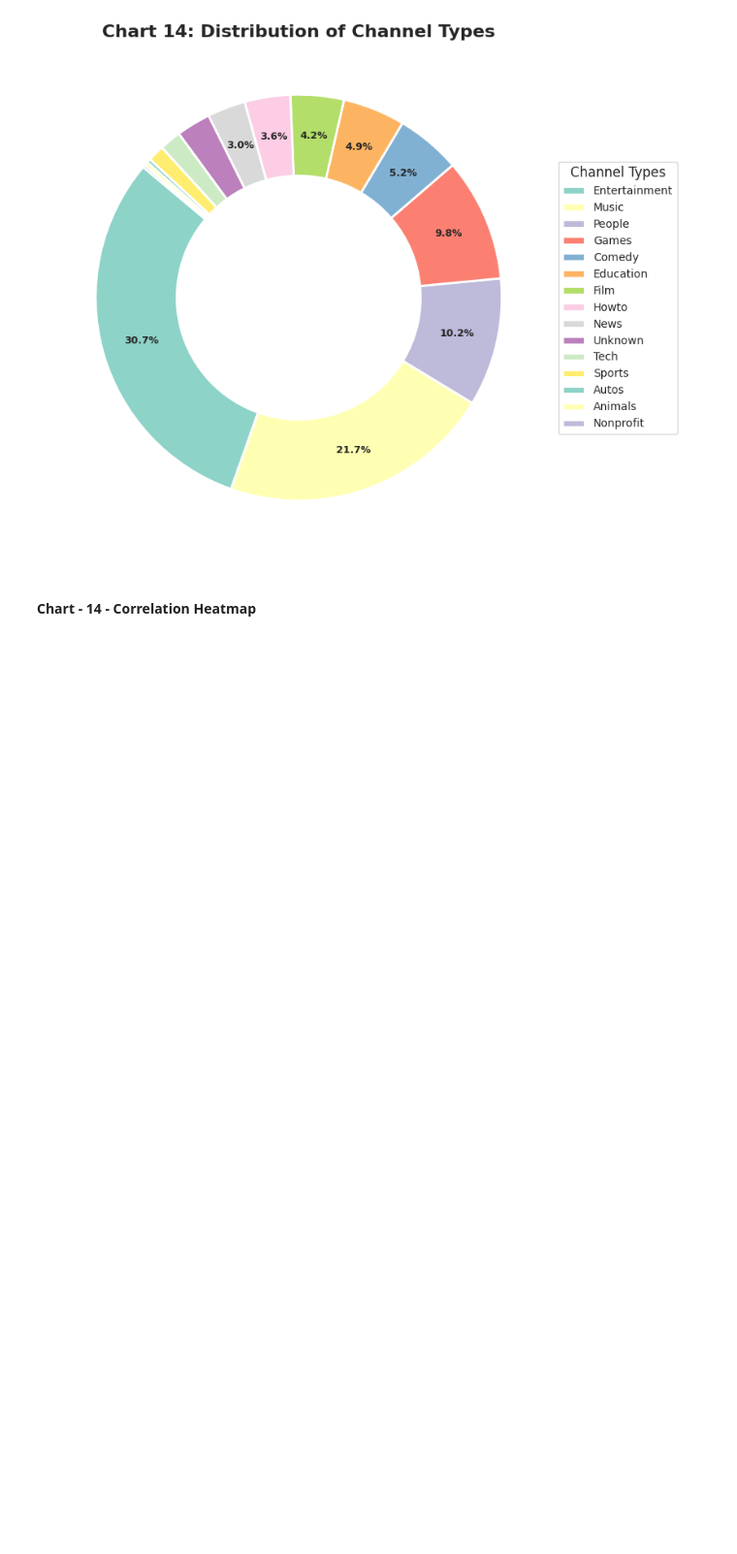
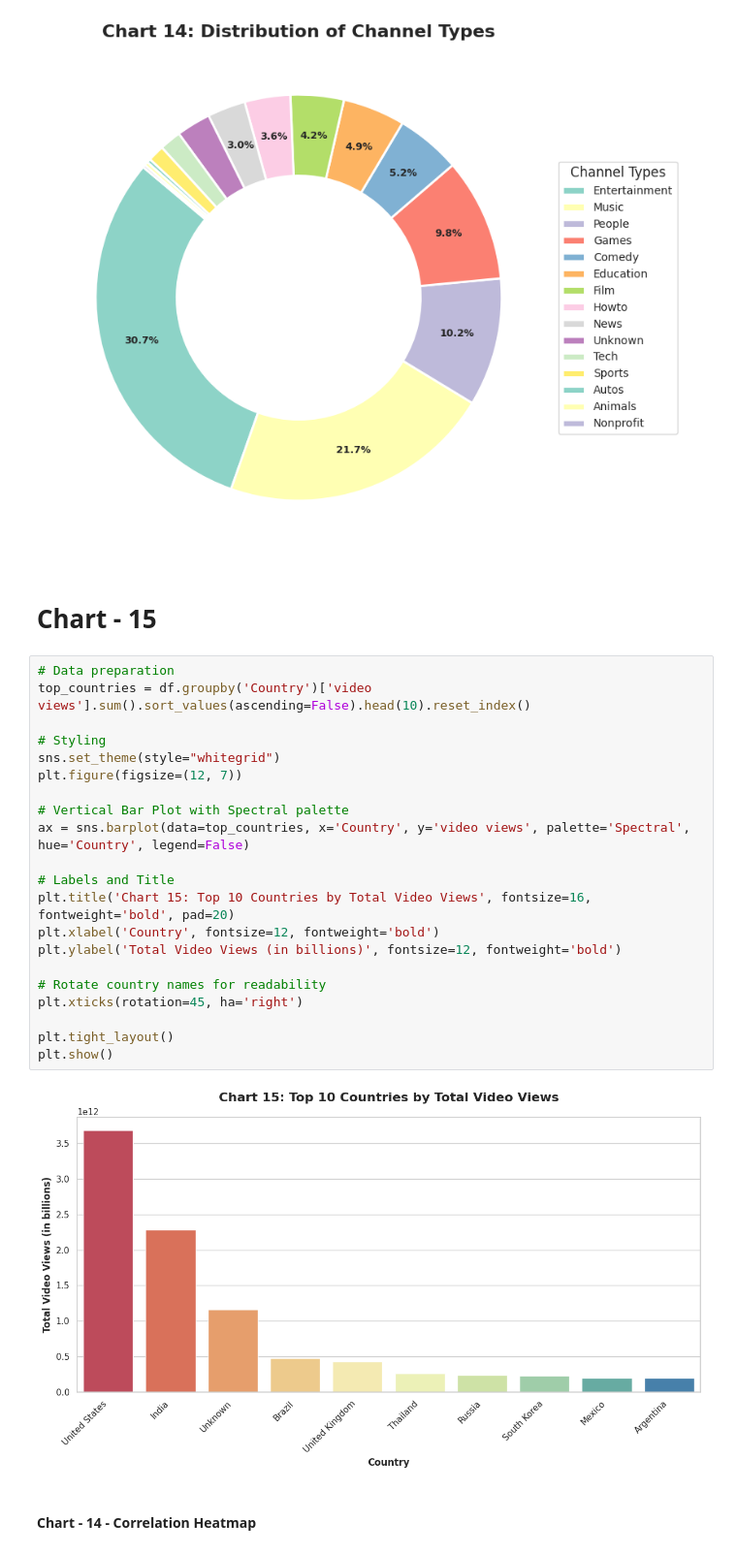
Before and after one commit to Sneha8126/Sneha-EDA-Submission-Template, a Jupyter notebook: Sneha_EDA_Submission_Template.ipynb, the cells around one changed output. Shown at 97% size. Drawn from its saved outputs; the diff is of its cells as text; blank space fills up the shorter version.

Commit message:
update country views chart to vertical bar style

```diff
--- a/Sneha_EDA_Submission_Template.ipynb
+++ b/Sneha_EDA_Submission_Template.ipynb
@@ -1161,6 +1161,31 @@ plt.tight_layout()
 plt.show()
 # %% [output]
 [figure]
+# %% [markdown]
+# Chart - 15
+# %%
+# Data preparation
+top_countries = df.groupby('Country')['video views'].sum().sort_values(ascending=False).head(10).reset_index()
+
+# Styling
+sns.set_theme(style="whitegrid")
+plt.figure(figsize=(12, 7))
+
+# Vertical Bar Plot with Spectral palette
+ax = sns.barplot(data=top_countries, x='Country', y='video views', palette='Spectral', hue='Country', legend=False)
+
+# Labels and Title
+plt.title('Chart 15: Top 10 Countries by Total Video Views', fontsize=16, fontweight='bold', pad=20)
+plt.xlabel('Country', fontsize=12, fontweight='bold')
+plt.ylabel('Total Video Views (in billions)', fontsize=12, fontweight='bold')
+
+# Rotate country names for readability
+plt.xticks(rotation=45, ha='right')
+
+plt.tight_layout()
+plt.show()
+# %% [output]
+[figure, added]
 # %% [markdown]
 #### Chart - 14 - Correlation Heatmap
 # %%
```
